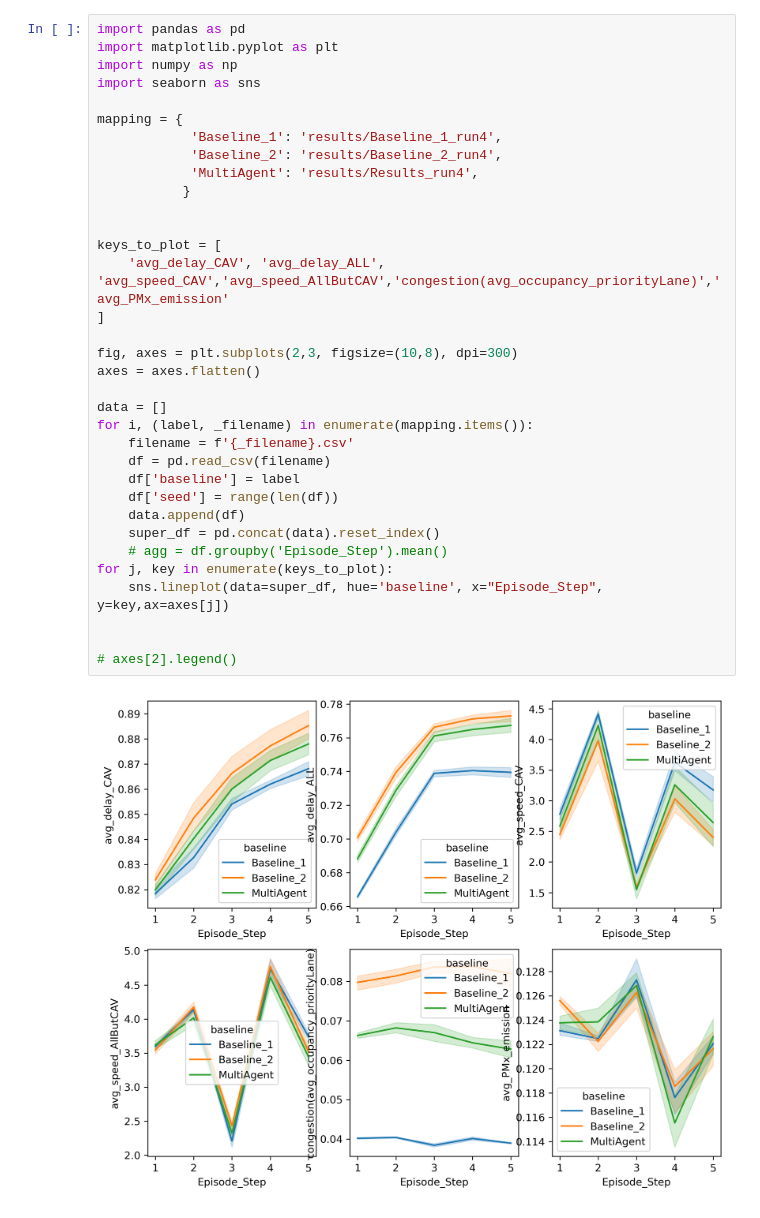
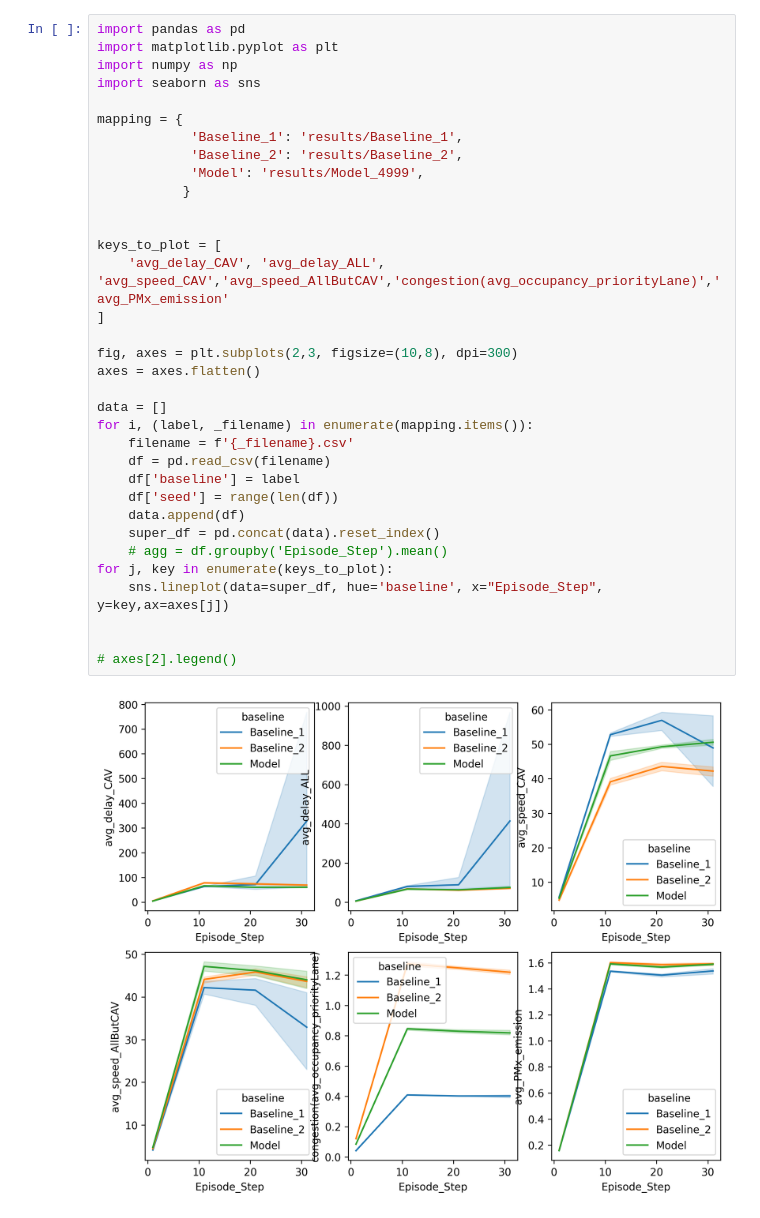
Before and after one commit to ethz-coss/fairlane, a Jupyter notebook: GeneratePlotsForPaper.ipynb, the cells around one changed output. Drawn from its saved outputs; the diff is of its cells as text.

```diff
--- a/GeneratePlotsForPaper.ipynb
+++ b/GeneratePlotsForPaper.ipynb
@@ -107,37 +121,37 @@ import pandas as pd
 import matplotlib.pyplot as plt
 import numpy as np
 import seaborn as sns
 
 mapping = {
-            'Baseline_1': 'results/Baseline_1_run4',
-            'Baseline_2': 'results/Baseline_2_run4',
-            'MultiAgent': 'results/Results_run4',
+            'Baseline_1': 'results/Baseline_1',
+            'Baseline_2': 'results/Baseline_2',
+            'Model': 'results/Model_4999',
            }
 
 
 keys_to_plot = [
     'avg_delay_CAV', 'avg_delay_ALL', 'avg_speed_CAV','avg_speed_AllButCAV','congestion(avg_occupancy_priorityLane)','avg_PMx_emission'
 ]
 
 fig, axes = plt.subplots(2,3, figsize=(10,8), dpi=300)
 axes = axes.flatten()
 
 data = []
 for i, (label, _filename) in enumerate(mapping.items()):
     filename = f'{_filename}.csv'
     df = pd.read_csv(filename)
     df['baseline'] = label
     df['seed'] = range(len(df))
     data.append(df)
     super_df = pd.concat(data).reset_index()
     # agg = df.groupby('Episode_Step').mean()
 for j, key in enumerate(keys_to_plot):
     sns.lineplot(data=super_df, hue='baseline', x="Episode_Step", y=key,ax=axes[j])
 
 
 # axes[2].legend()
 # %% [output]
-[figure, old version]
+[figure, new version]
 # %%
 super_df
 # %% [output]
```
Also changed, not shown: parts of 9 cells of this notebook, 9 other files.
